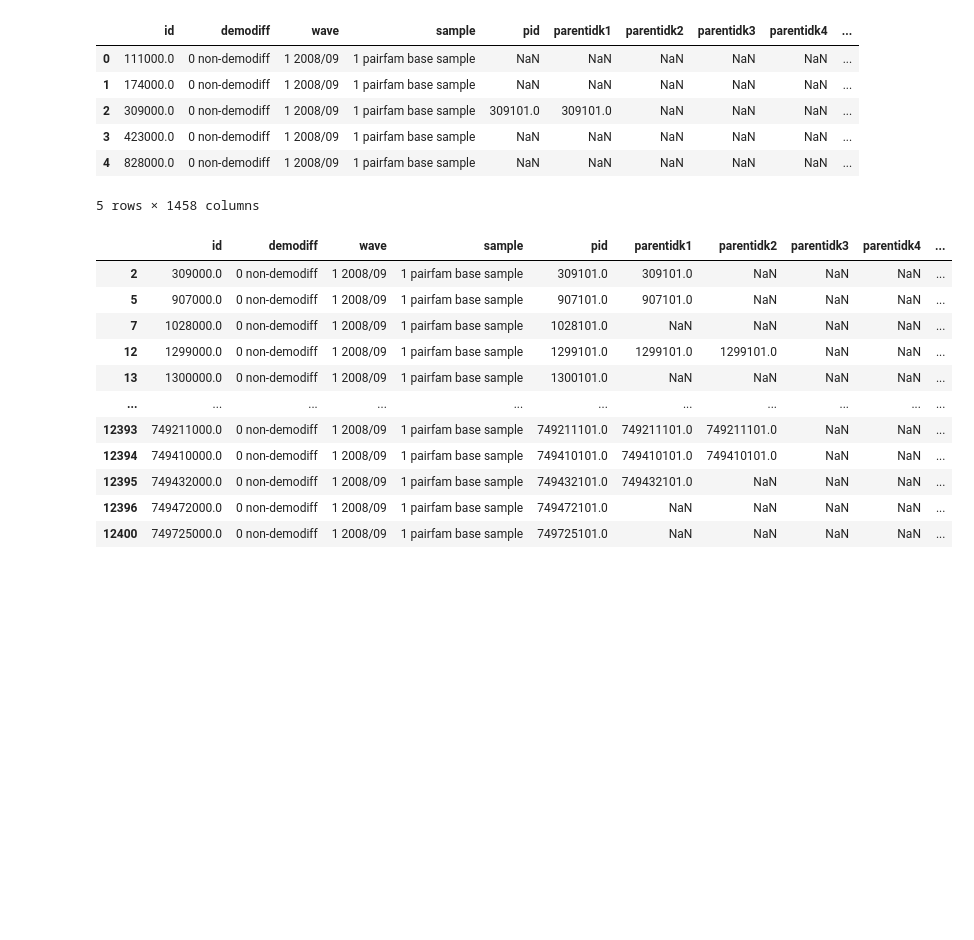
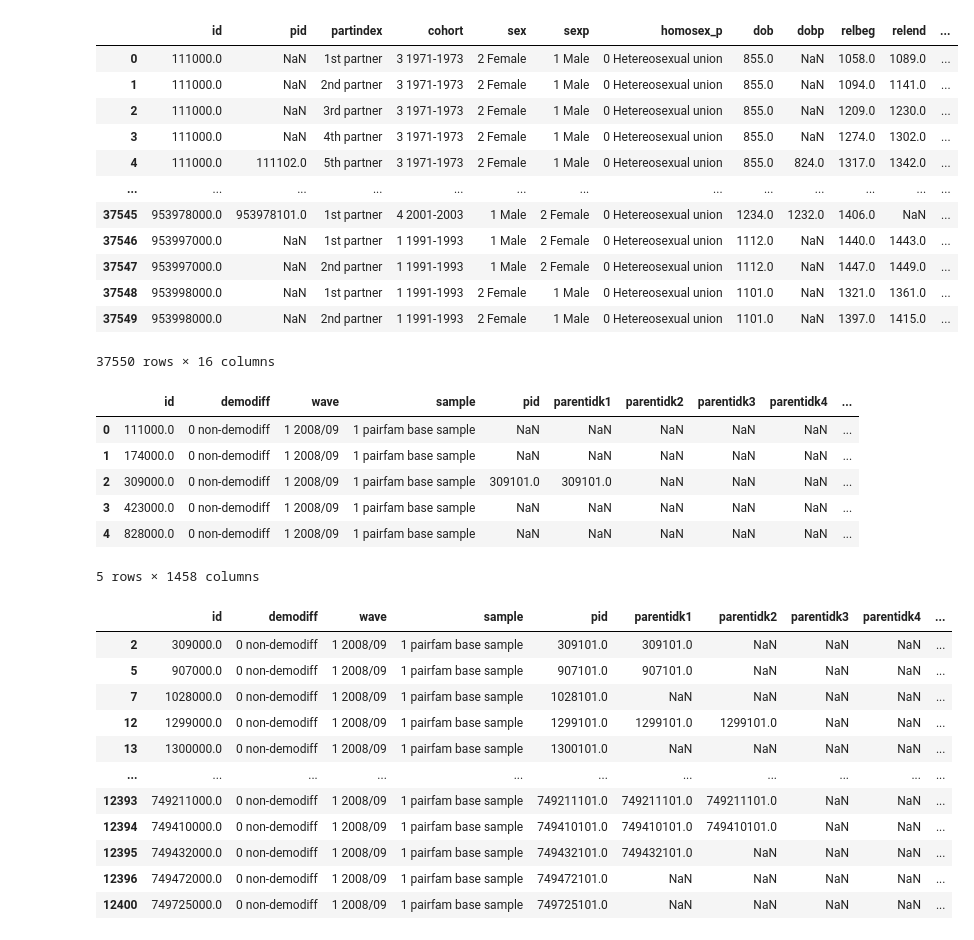
Before and after one commit to jperezvisaires/pairfam-multisim, a Jupyter notebook: notebooks/data_processing_test.ipynb, the cells around one changed output. Cells and saved outputs as stored; diff of their text form; code cells hidden in the pictures; blank space fills up the shorter version.

```diff
--- a/notebooks/data_processing_test.ipynb
+++ b/notebooks/data_processing_test.ipynb
@@ -8,3 +10,23 @@ pf_1 = pd.read_spss("../data/raw/anchor/anchor1.sav")
+# %%
+biopart = pd.read_spss("../data/raw/bio/biopart.sav")
+# %%
+biopart_mod = biopart[["id", "pid", "partindex", "cohort", "sex", "sexp", "homosex_p", "dob", "dobp", "relbeg", "relend", "cohbeg", "cohend", "marbeg", "marend", "marcer"]]
+# %%
+biopart_mod[["id", "pid", "dob", "dobp", "relbeg", "relend", "cohbeg", "cohend", "marbeg", "marend", "marcer"]]
+# %% [output]
+|  | id | pid | partindex | cohort | sex | sexp | homosex_p | dob | dobp | relbeg | relend | ... |
+| 0 | 111000.0 | NaN | 1st partner | 3 1971-1973 | 2 Female | 1 Male | 0 Hetereosexual union | 855.0 | NaN | 1058.0 | 1089.0 | ... |
+| 1 | 111000.0 | NaN | 2nd partner | 3 1971-1973 | 2 Female | 1 Male | 0 Hetereosexual union | 855.0 | NaN | 1094.0 | 1141.0 | ... |
+| 2 | 111000.0 | NaN | 3rd partner | 3 1971-1973 | 2 Female | 1 Male | 0 Hetereosexual union | 855.0 | NaN | 1209.0 | 1230.0 | ... |
+| 3 | 111000.0 | NaN | 4th partner | 3 1971-1973 | 2 Female | 1 Male | 0 Hetereosexual union | 855.0 | NaN | 1274.0 | 1302.0 | ... |
+| 4 | 111000.0 | 111102.0 | 5th partner | 3 1971-1973 | 2 Female | 1 Male | 0 Hetereosexual union | 855.0 | 824.0 | 1317.0 | 1342.0 | ... |
+| ... | ... | ... | ... | ... | ... | ... | ... | ... | ... | ... | ... | ... |
+| 37545 | 953978000.0 | 953978101.0 | 1st partner | 4 2001-2003 | 1 Male | 2 Female | 0 Hetereosexual union | 1234.0 | 1232.0 | 1406.0 | NaN | ... |
+| 37546 | 953997000.0 | NaN | 1st partner | 1 1991-1993 | 1 Male | 2 Female | 0 Hetereosexual union | 1112.0 | NaN | 1440.0 | 1443.0 | ... |
+| 37547 | 953997000.0 | NaN | 2nd partner | 1 1991-1993 | 1 Male | 2 Female | 0 Hetereosexual union | 1112.0 | NaN | 1447.0 | 1449.0 | ... |
+| 37548 | 953998000.0 | NaN | 1st partner | 1 1991-1993 | 2 Female | 1 Male | 0 Hetereosexual union | 1101.0 | NaN | 1321.0 | 1361.0 | ... |
+| 37549 | 953998000.0 | NaN | 2nd partner | 1 1991-1993 | 2 Female | 1 Male | 0 Hetereosexual union | 1101.0 | NaN | 1397.0 | 1415.0 | ... |
+37550 rows × 16 columns
 # %%
 # Check first lines of dataset.
 pf_1.head()
```
Also changed, not shown: parts of 4 cells of this notebook, 3 other files.
